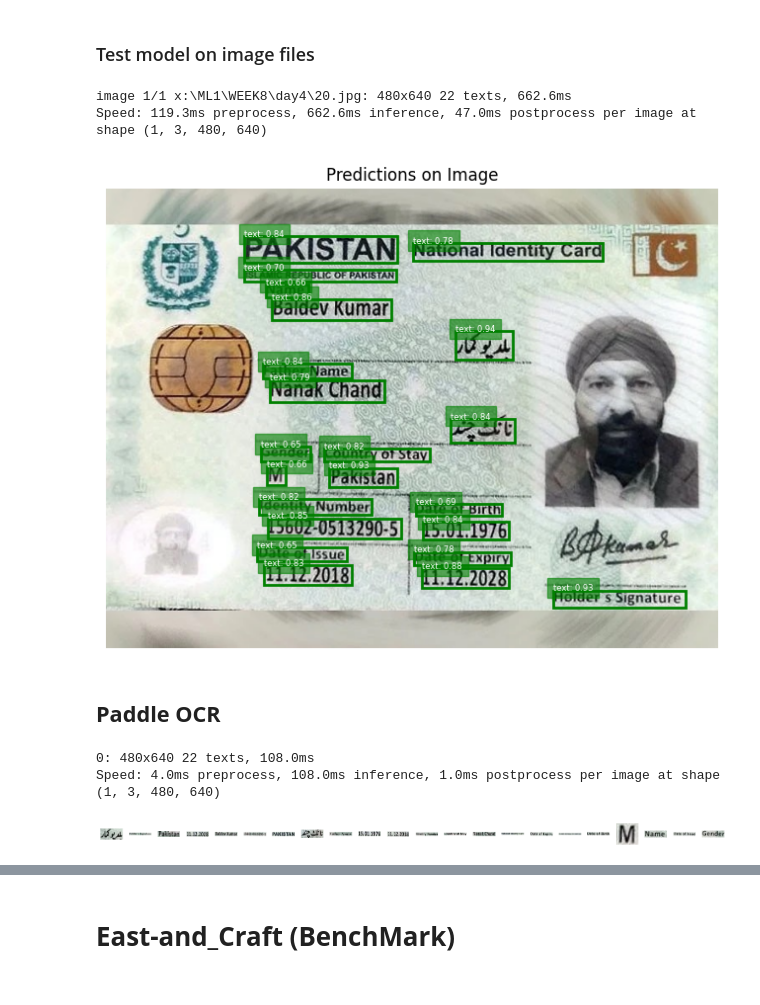
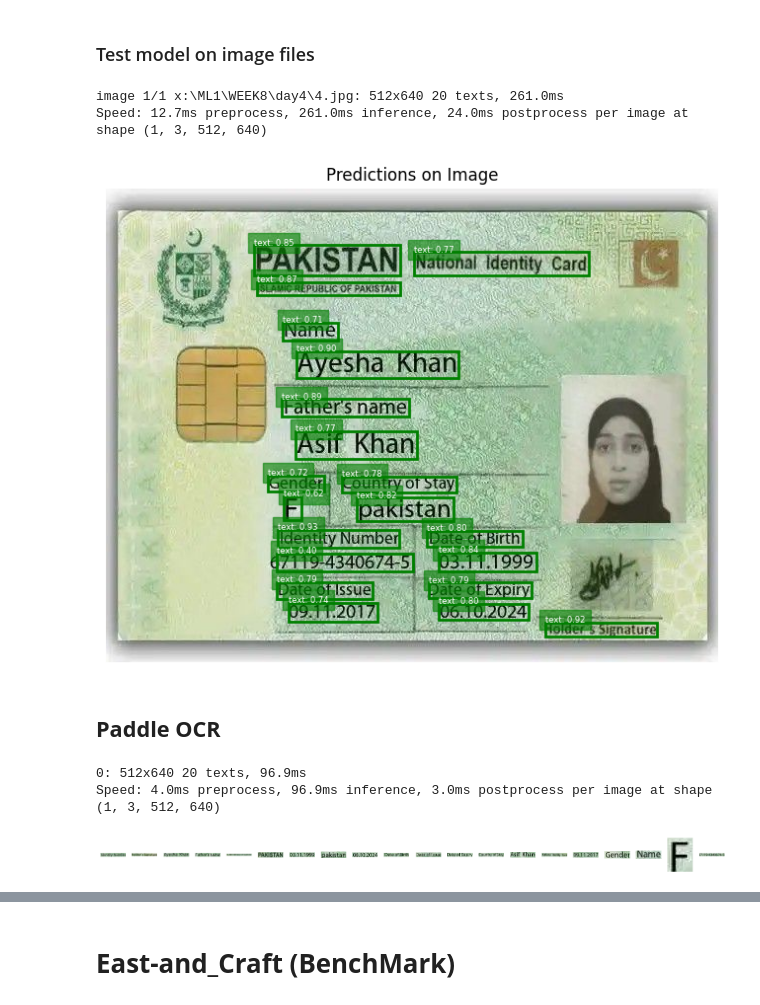
Before and after one commit to Ammariii08/ML1_Bootcamp, a Jupyter notebook: CNIC_Text_Extraction_Ammar_Rizwan/ID_Card_Text_Extraction_Ammar_Rizwan.ipynb, the cells around one changed output, grey strips where cells are left out. Drawn from its saved outputs; the diff is of its cells as text; code cells hidden in the pictures.

```diff
--- a/CNIC_Text_Extraction_Ammar_Rizwan/ID_Card_Text_Extraction_Ammar_Rizwan.ipynb
+++ b/CNIC_Text_Extraction_Ammar_Rizwan/ID_Card_Text_Extraction_Ammar_Rizwan.ipynb
@@ -187,7 +187,7 @@ model = YOLO("best.pt")
 ### Test model on image files
 # %%
 # Load the image
-image_path = '20.jpg'
+image_path = '4.jpg'
 image = cv2.imread(image_path)
 image = cv2.cvtColor(image, cv2.COLOR_BGR2RGB)  # Convert BGR to RGB for matplotlib
 
@@ -211,43 +211,43 @@ for result in results:
 
 plt.show()
 # %% [output]
-image 1/1 x:\ML1\WEEK8\day4\20.jpg: 480x640 22 texts, 662.6ms
-Speed: 119.3ms preprocess, 662.6ms inference, 47.0ms postprocess per image at shape (1, 3, 480, 640)
+image 1/1 x:\ML1\WEEK8\day4\4.jpg: 512x640 20 texts, 261.0ms
+Speed: 12.7ms preprocess, 261.0ms inference, 24.0ms postprocess per image at shape (1, 3, 512, 640)
-[figure, old version]
+[figure, new version]
 # %% [markdown]
 ## **Paddle OCR**
 # %%
 def detect_and_crop_single_image(image_path, model, threshold=0.15):
     image = cv2.imread(image_path)
     results = model(image)[0]
     cropped_images = []
     for x1, y1, x2, y2, score, class_id in results.boxes.data.tolist():
         if score > threshold:
             cropped_image = image[int(y1):int(y2), int(x1):int(x2)]
             cropped_images.append(cropped_image)
     return cropped_images
 
 # Example usage
 model = YOLO('best.pt')
 
-cropped_images = detect_and_crop_single_image('20.jpg', model)
+cropped_images = detect_and_crop_single_image('4.jpg', model)
 
 # Display the cropped images
 fig, axs = plt.subplots(1, len(cropped_images), figsize=(15, 15))
 if len(cropped_images) == 1:
     axs = [axs]  # Ensure axs is iterable
 
 for ax, cropped_image in zip(axs, cropped_images):
     cropped_image_rgb = cv2.cvtColor(cropped_image, cv2.COLOR_BGR2RGB)
     ax.imshow(cropped_image_rgb)
     ax.axis('off')
 
 plt.tight_layout()
 plt.show()
 # %% [output]
-0: 480x640 22 texts, 108.0ms
-Speed: 4.0ms preprocess, 108.0ms inference, 1.0ms postprocess per image at shape (1, 3, 480, 640)
+0: 512x640 20 texts, 96.9ms
+Speed: 4.0ms preprocess, 96.9ms inference, 3.0ms postprocess per image at shape (1, 3, 512, 640)
-[figure, old version]
+[figure, new version]
 # %%
 from IPython.display import clear_output
 def apply_ocr_to_images(cropped_images, ocr_model):
```
Also changed, not shown: parts of 7 cells of this notebook, 3 other files.
